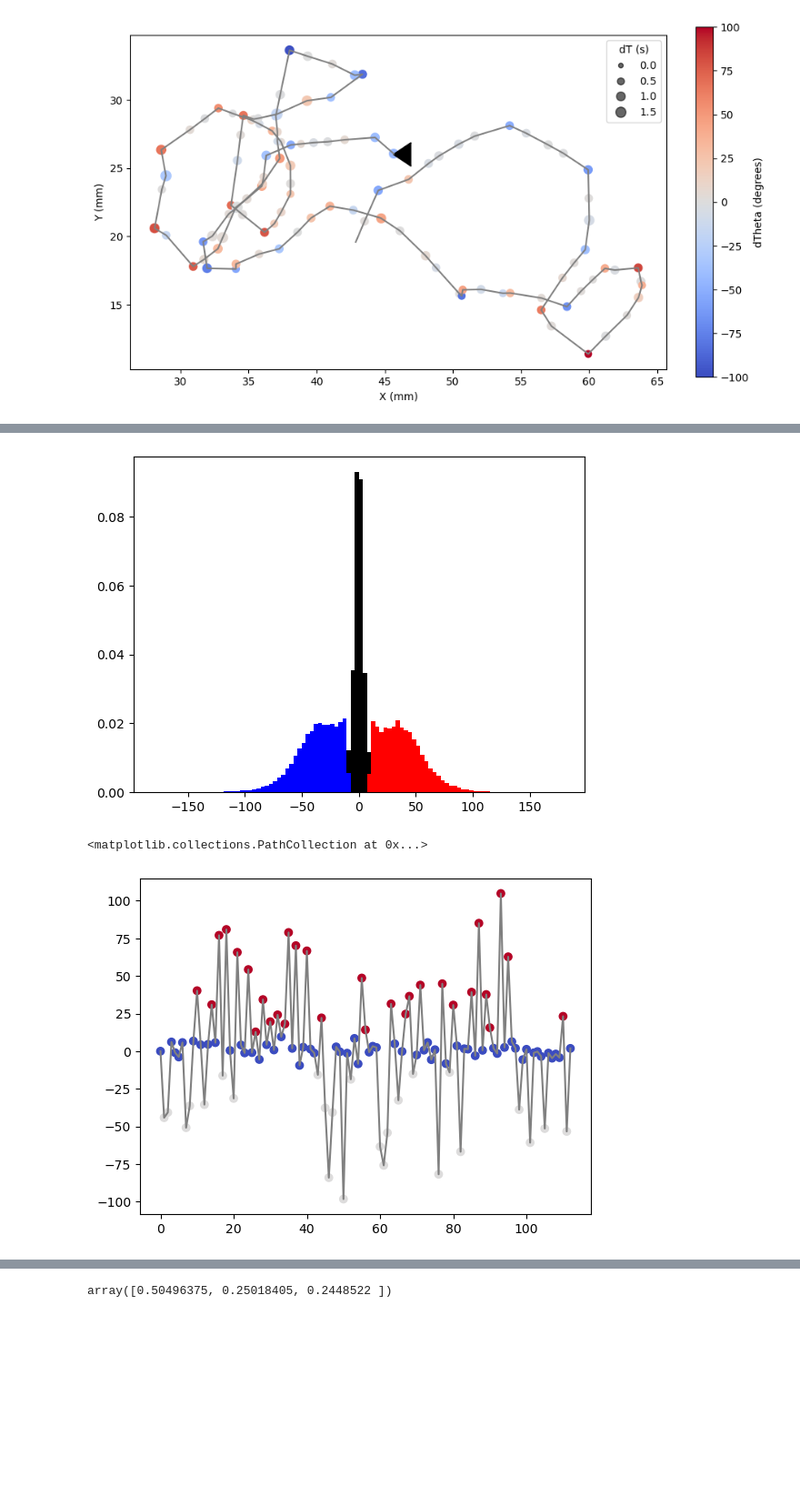
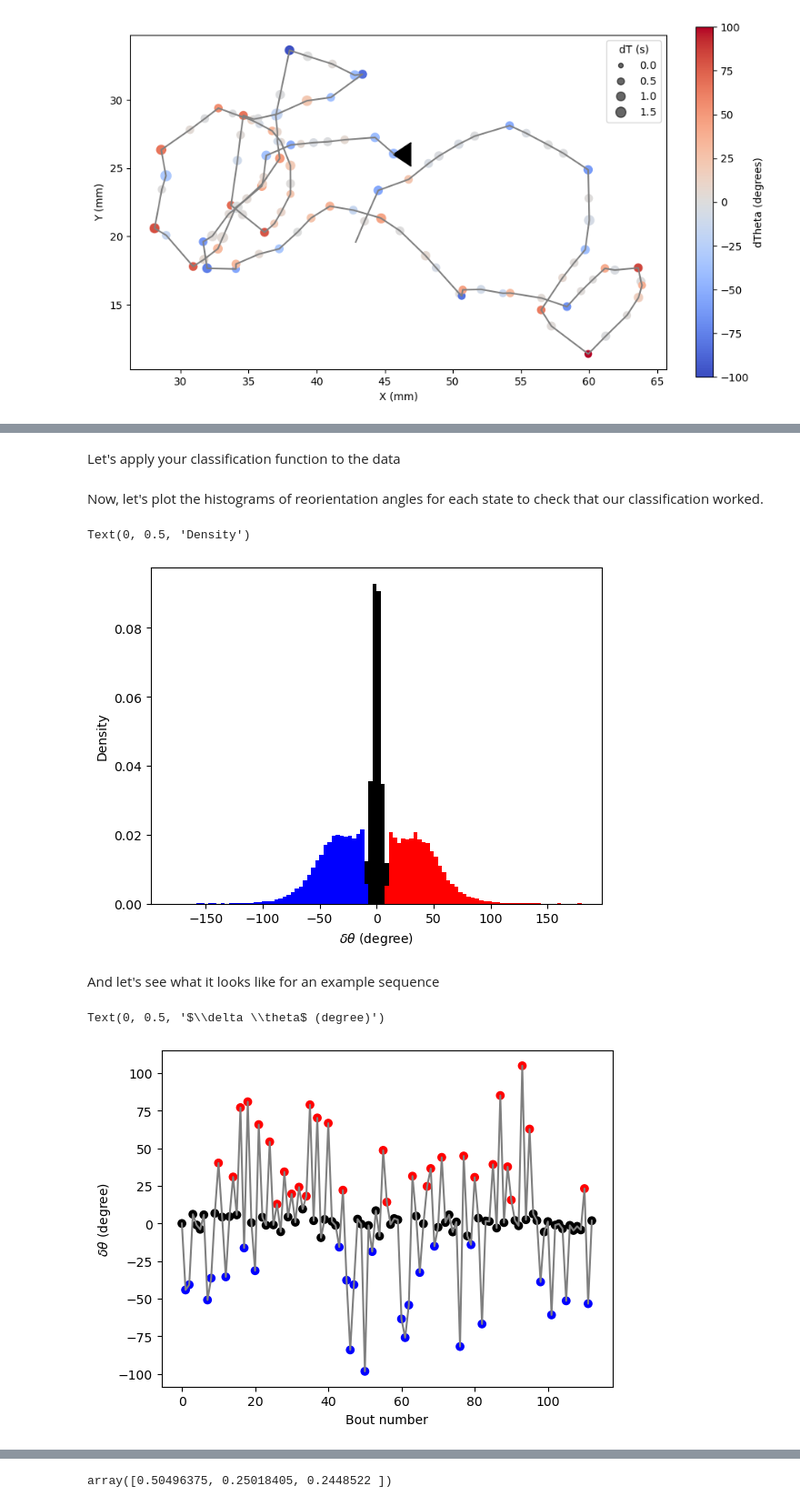
Before and after one commit to EmeEmu/IBIO-Banyuls2023-Python, a Jupyter notebook: day4_HMMs.ipynb, the cells around one changed output, grey strips where cells are left out. Shown at 91% size. Cells and saved outputs as stored; diff of their text form; code cells hidden in the pictures; blank space fills up the shorter version.

```diff
--- a/day4_HMMs.ipynb
+++ b/day4_HMMs.ipynb
@@ -121,2 +140,4 @@ ax.set_aspect("equal")
+# %%
+cmap_states = ListedColormap(["k","b","r"]) # custom colormap for the 3 states : 'forward', 'left' or 'right'
 # %%
 def plot_transition_matrix(ax, T, labels=["forward", "left", "right"]):
@@ -179,29 +226,65 @@ left, right = -10, +10
 # %%
 def bout_classifier(dtheta_seqs, left_threshold, right_threshold):
+    """Classify reorientation angles into 3 states based on 2 thresholds.
+
+    Reorientation angle δθ are classifed as followed :
+        - δθ < :left_threshold:  → 1
+        - δθ > :right_threshold: → 2
+        - :left_threshold: < δθ < :right_threshold: → 0
+        - δθ = NaN → -1
+    ⚠️ Be carefull of the NaNs !!
+
+    Parameters :
+    ------------
+    dtheta_seqs : array
+        sequences of reorientation angles
+    left_threshold : number
+        lower threshold
+    right_threshold : number
+        upper threshold
+
+    Returns :
+    ---------
+    bout_seqs : array of integers
+        sequence of states.
+    """
     idx_left = np.where(dtheta_seqs < left_threshold)
     idx_right = np.where(dtheta_seqs > right_threshold)
     bout_seqs = np.zeros_like(dtheta_seqs, dtype=np.int8)
     bout_seqs[idx_left] = 1
     bout_seqs[idx_right] = 2
     bout_seqs[~np.isfinite(dtheta_seqs)] = -1
+
+    assert bout_seqs.shape == dtheta_seqs.shape, ":bout_seqs: should have the same shape as :dtheta_seqs:."
+    assert "int" in bout_seqs.dtype.name, ":bout_seqs: should be an array of integers."
     return bout_seqs
+# %% [markdown]
+Let's apply your classification function to the data
 # %%
 bouts = bout_classifier(dthetas, left, right)
+# %% [markdown]
+Now, let's plot the histograms of reorientation angles for each state to check that our classification worked.
 # %%
 fig, ax = plt.subplots()
-#ax.hist(dthetas.ravel(), bins=100, range=[-180, +180],density=True, color="k", histtype="step");
-ax.hist(dthetas[bouts==0], bins=100, range=[-180, +180],density=True, color="k");
-ax.hist(dthetas[bouts==1], bins=100, range=[-180, +180],density=True, color="blue");
-ax.hist(dthetas[bouts==2], bins=100, range=[-180, +180],density=True, color="red");
+for s in range(3):
+    ax.hist(dthetas[bouts==s], bins=100, range=[-180, +180],density=True, color=cmap_states.colors[s]);
+ax.set_xlabel(r"$\delta \theta$ (degree)")
+ax.set_ylabel("Density")
 # %% [output]
+Text(0, 0.5, 'Density')
-[figure, old version]
+[figure, new version]
+# %% [markdown]
+And let's see what it looks like for an example sequence
 # %%
 i=1
 x = np.arange(len(dthetas[i]))
-plt.plot(x, dthetas[i], color="grey")
-plt.scatter(x, dthetas[i], c=bouts[i], cmap="coolwarm")
+fig, ax = plt.subplots()
+ax.plot(x, dthetas[i], color="grey")
+ax.scatter(x, dthetas[i], c=bouts[i], cmap=cmap_states)
+ax.set_xlabel("Bout number")
+ax.set_ylabel(r"$\delta \theta$ (degree)")
 # %% [output]
-<matplotlib.collections.PathCollection at 0x...>
+Text(0, 0.5, '$\\delta \\theta$ (degree)')
-[figure, old version]
+[figure, new version]
 # %% [markdown]
 ## Bout Probabilities and transitions
```
Also changed, not shown: parts of 118 cells of this notebook.
